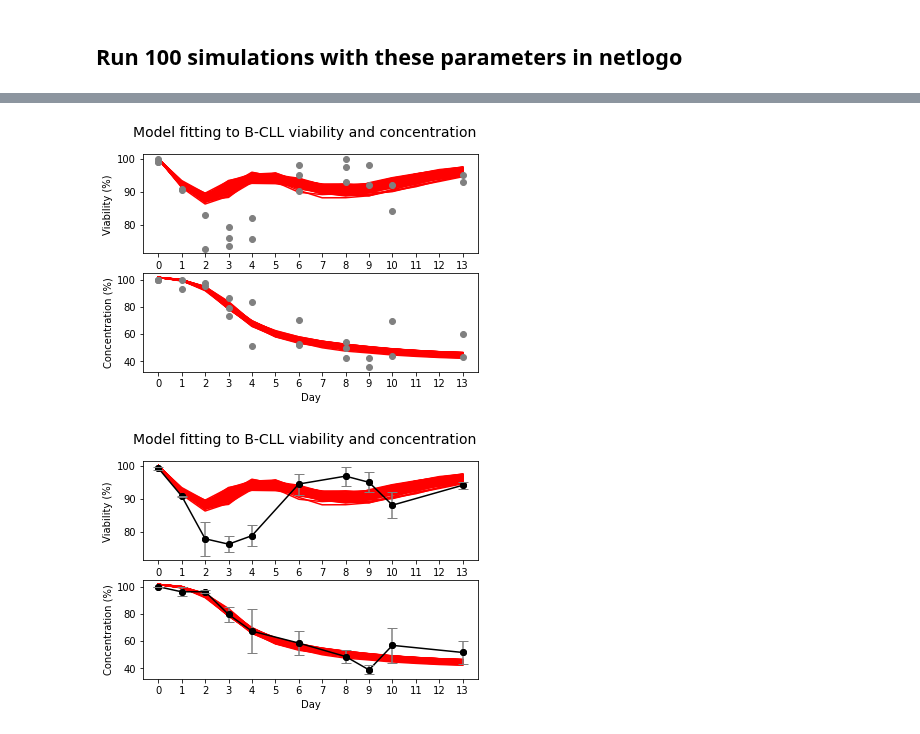
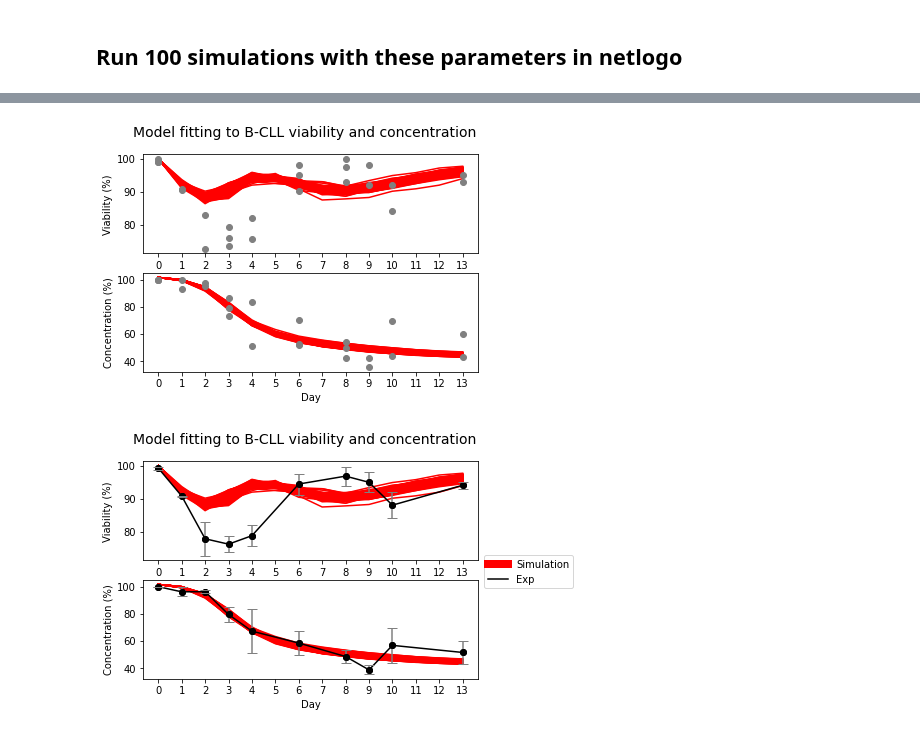
Before and after one commit to Ninouchkaia/ABM, a Jupyter notebook: ABM_figures.ipynb, the cells around one changed output, grey strips where cells are left out. Cells and saved outputs as stored; diff of their text form; code cells hidden in the pictures.

```diff
--- a/ABM_figures.ipynb
+++ b/ABM_figures.ipynb
@@ -16,5 +16,5 @@ Saving patientsData.tsv to patientsData (1).tsv
 # %%
-viability = np.genfromtxt("patientsData (1).tsv", delimiter='\t', names=True)
+viability = np.genfromtxt("patientsData.tsv", delimiter='\t', names=True)
 # viability = map(float,viability)
 # viability = np.fromiter(viability, dtype=np.int)
 # print(viability)
@@ -26,5 +26,5 @@ Saving patientsDataConc.tsv to patientsDataConc (1).tsv
 # %%
-concentration = np.genfromtxt("patientsDataConc (1).tsv", delimiter='\t', names=True)
+concentration = np.genfromtxt("patientsDataConc.tsv", delimiter='\t', names=True)
 # concentration = map(float,concentration)
 # print (concentration)
 # %% [markdown]
@@ -305,7 +314,7 @@ uploaded = files.upload()
 import pandas as pd
 
 viability_dict, remaining_dict= {}, {}
-with open("stocha10-4-100.csv", 'r') as file_read :
+with open("stocha10-4-1000 (1).csv", 'r') as file_read :
   data = file_read.readlines()
   for line in data[7:] :
     line = line.replace('\"', '').split(',')
@@ -348,12 +357,12 @@ axes[1].set_xticks(range(0,25*13, 24))
 axes[1].set_xticklabels(range(0,14))
 
 # ### add the mean experimental
-viability = np.genfromtxt("patientsData (1).tsv", delimiter='\t', names=True)
+viability = np.genfromtxt("patientsData.tsv", delimiter='\t', names=True)
 axes[0].scatter (viability['Day']*24, viability['Patient1'], facecolors ='grey', edgecolors='grey', zorder=1)
 axes[0].scatter (viability['Day']*24, viability['Patient2'], facecolors ='grey', edgecolors='grey', zorder=1)
 axes[0].scatter (viability['Day']*24, viability['Patient3'], facecolors ='grey', edgecolors='grey', zorder=1)
 
-concentration = np.genfromtxt("patientsDataConc (1).tsv", delimiter='\t', names=True)
+concentration = np.genfromtxt("patientsDataConc.tsv", delimiter='\t', names=True)
 axes[1].scatter (concentration['Time']*24, concentration['Patient1'], facecolors ='grey', edgecolors='grey', zorder=1)
 axes[1].scatter (concentration['Time']*24, concentration['Patient2'], facecolors ='grey', edgecolors='grey', zorder=1)
 axes[1].scatter (concentration['Time']*24, concentration['Patient3'], facecolors ='grey', edgecolors='grey', zorder=1)
@@ -362,14 +371,14 @@ axes[1].scatter (concentration['Time']*24, concentration['Patient3'], facecolors
 # plt.tight_layout()
 plt.show()
 # %% [output]
-[figure, old version]
+[figure, new version]
 # %%
 ## plot simulations vs experimental data
 
 import pandas as pd
 
 viability_dict, remaining_dict= {}, {}
-with open("stocha10-4-100.csv", 'r') as file_read :
+with open("stocha10-4-1000 (1).csv", 'r') as file_read :
   data = file_read.readlines()
   for line in data[7:] :
     line = line.replace('\"', '').split(',')
@@ -397,35 +406,46 @@ filtered_df_remaining = df_remaining[df_remaining.index.isin(my_list)]
 # filtered_df_remaining.plot(title='Remaining Cells', legend=False, ylim=(30,110))
 
 fig, axes = plt.subplots(nrows=2, ncols=1)
 fig.suptitle('Model fitting to B-CLL viability and concentration', fontsize=14)
 
 filtered_df_viability.plot(ax=axes[0],legend=False, color='r', zorder=0)#, ylim=(00,100), color='orange')
 axes[0].set_xlabel('Day')
 axes[0].set_ylabel('Viability (%)')
 axes[0].set_xticks(range(0,25*13, 24))
 axes[0].set_xticklabels(range(0,14))
 
 filtered_df_remaining.plot(ax=axes[1], legend=False, color='r', zorder=0)#, ylim=(00,110), color='orange')
 axes[1].set_xlabel('Day')
 axes[1].set_ylabel('Concentration (%)')
 axes[1].set_xticks(range(0,25*13, 24))
 axes[1].set_xticklabels(range(0,14))
 
 # ### add the mean experimental
-viability = np.genfromtxt("patientsData (1).tsv", delimiter='\t', names=True)
+viability = np.genfromtxt("patientsData.tsv", delimiter='\t', names=True)
 viability_means_array = np.array(viability_means, dtype=np.float)
 viability_mask = np.isfinite(viability_means_array)
-axes[0].plot (viability['Day'][viability_mask]*24, viability_means_array[viability_mask], linestyle='-', marker='o', color='black')
+axes[0].plot (viability['Day'][viability_mask]*24, viability_means_array[viability_mask], linestyle='-', marker='o', color='black', label='Model length')
 axes[0].scatter (viability['Day'][viability_mask]*24, viability_means_array[viability_mask], facecolors ='black', edgecolors='black')
 axes[0].errorbar(viability['Day']*24, viability_means_array, viability_err, ecolor = 'grey', fmt='none', capsize = 5)
 
-concentration = np.genfromtxt("patientsDataConc (1).tsv", delimiter='\t', names=True)
+concentration = np.genfromtxt("patientsDataConc.tsv", delimiter='\t', names=True)
 concentration_means_array = np.array(concentration_means, dtype=np.float)
 concentration_mask = np.isfinite(concentration_means_array)
-axes[1].plot (concentration['Time'][concentration_mask]*24, concentration_means_array[concentration_mask], linestyle='-', marker='o', color='black')
+axes[1].plot (concentration['Time'][concentration_mask]*24, concentration_means_array[concentration_mask], linestyle='-', marker='o', color='black', label='Exp')
 axes[1].scatter (concentration['Time'][concentration_mask]*24, concentration_means_array[concentration_mask], facecolors ='black', edgecolors='black')
 axes[1].errorbar(concentration['Time']*24, concentration_means, concentration_err, ecolor = 'grey', fmt='none', capsize = 5)
 
+leg = axes[1].legend(['Simulation', 'Exp'], loc='upper right', bbox_to_anchor=(1.3,1.3), )
+
+
+LH = leg.legendHandles
+LH[0].set_linewidth(8)  # Works
+LH[1].set_color('black') # No change
+# LH[2].set_ms(15)    # No change
+# LH[3].set_marker('*')  # Stars added to left and right!
+# LH[3].set_color('r')   # Stars now change color
+# LH[4].set_color('w')   # No change
+# LH[5].set_alpha(0.5)  # Well-behaved scatter
 plt.show()
 # %% [output]
-[figure, old version]
+[figure, new version]
```
Also changed, not shown: parts of 15 cells of this notebook.
